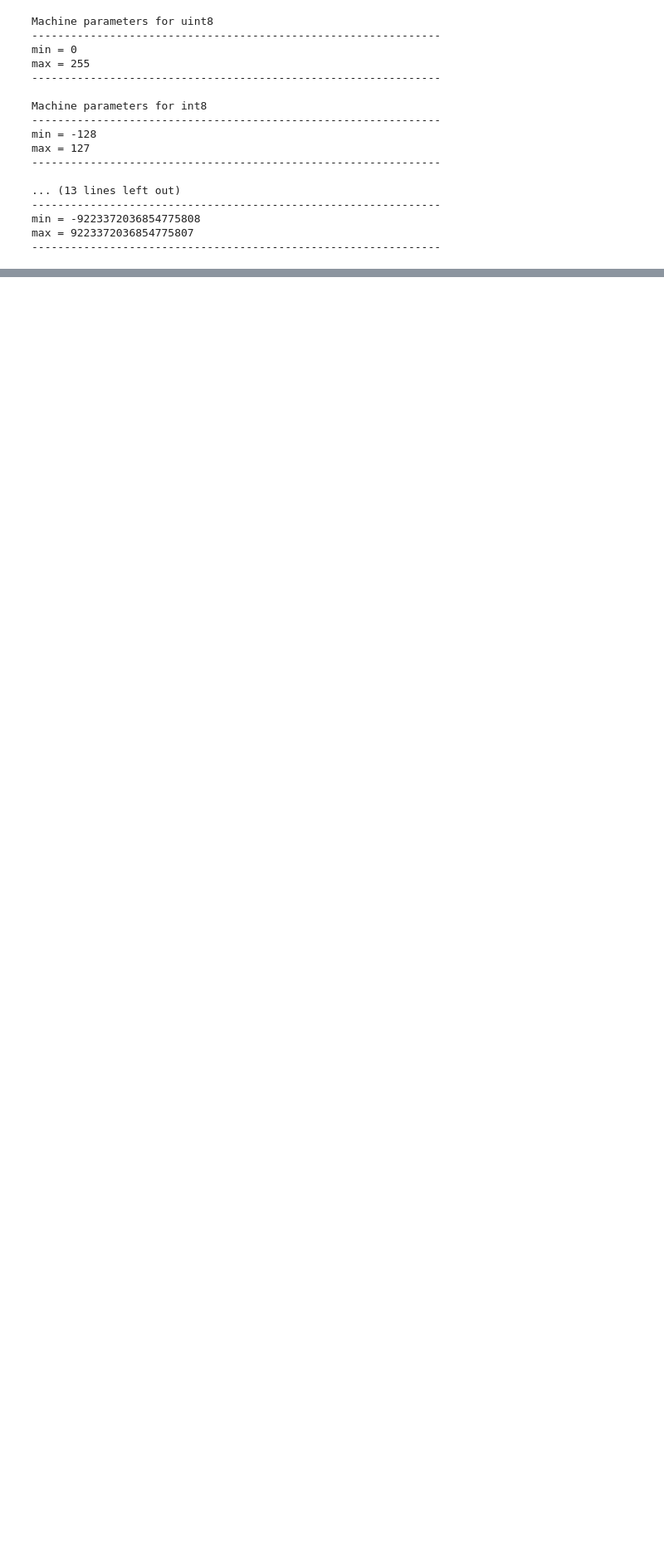
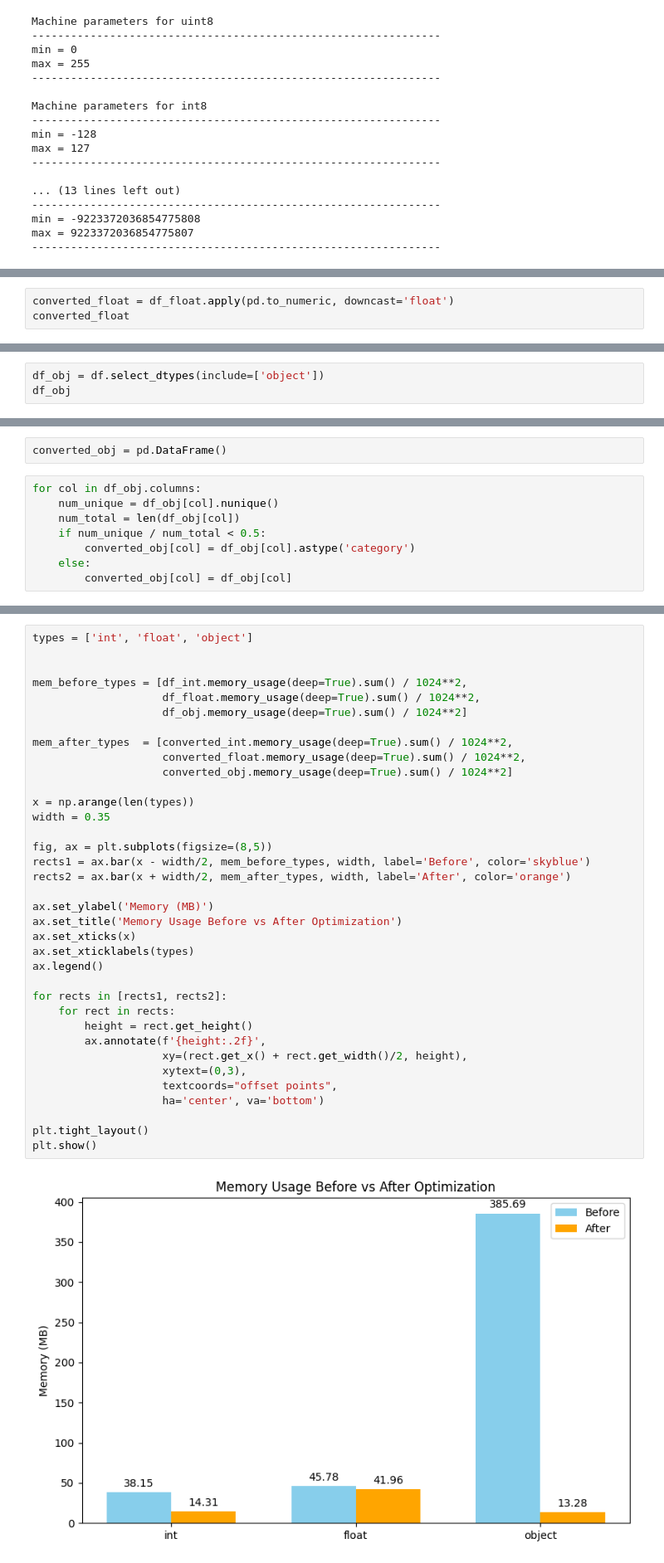
Before and after one commit to StanislavLegend/Big-Data-analytics-Applied-Data-analytics, a Jupyter notebook: bda_lab1.ipynb, the cells around one changed output, grey strips where cells are left out. Shown at 83% size. Drawn from its saved outputs; the diff is of its cells as text; blank space fills up the shorter version.

```diff
--- a/bda_lab1.ipynb
+++ b/bda_lab1.ipynb
@@ -79,0 +187,3 @@ ValueError: Key backend: 'module://matplotlib_inline.backend_inline' is not a va
+# %%
+converted_float = df_float.apply(pd.to_numeric, downcast='float')
+converted_float
@@ -79,0 +212,3 @@ ValueError: Key backend: 'module://matplotlib_inline.backend_inline' is not a va
+# %%
+df_obj = df.select_dtypes(include=['object'])
+df_obj
@@ -79,0 +229,10 @@ ValueError: Key backend: 'module://matplotlib_inline.backend_inline' is not a va
+# %%
+converted_obj = pd.DataFrame()
+# %%
+for col in df_obj.columns:
+    num_unique = df_obj[col].nunique()
+    num_total = len(df_obj[col])
+    if num_unique / num_total < 0.5:
+        converted_obj[col] = df_obj[col].astype('category')
+    else:
+        converted_obj[col] = df_obj[col]
@@ -79,0 +258,38 @@ ValueError: Key backend: 'module://matplotlib_inline.backend_inline' is not a va
+# %%
+types = ['int', 'float', 'object']
+
+
+mem_before_types = [df_int.memory_usage(deep=True).sum() / 1024**2,
+                    df_float.memory_usage(deep=True).sum() / 1024**2,
+                    df_obj.memory_usage(deep=True).sum() / 1024**2]
+
+mem_after_types  = [converted_int.memory_usage(deep=True).sum() / 1024**2,
+                    converted_float.memory_usage(deep=True).sum() / 1024**2,
+                    converted_obj.memory_usage(deep=True).sum() / 1024**2]
+
+x = np.arange(len(types))
+width = 0.35
+
+fig, ax = plt.subplots(figsize=(8,5))
+rects1 = ax.bar(x - width/2, mem_before_types, width, label='Before', color='skyblue')
+rects2 = ax.bar(x + width/2, mem_after_types, width, label='After', color='orange')
+
+ax.set_ylabel('Memory (MB)')
+ax.set_title('Memory Usage Before vs After Optimization')
+ax.set_xticks(x)
+ax.set_xticklabels(types)
+ax.legend()
+
+for rects in [rects1, rects2]:
+    for rect in rects:
+        height = rect.get_height()
+        ax.annotate(f'{height:.2f}',
+                    xy=(rect.get_x() + rect.get_width()/2, height),
+                    xytext=(0,3),
+                    textcoords="offset points",
+                    ha='center', va='bottom')
+
+plt.tight_layout()
+plt.show()
+# %% [output]
+[figure, added]
```
Also changed, not shown: parts of 25 cells of this notebook.
